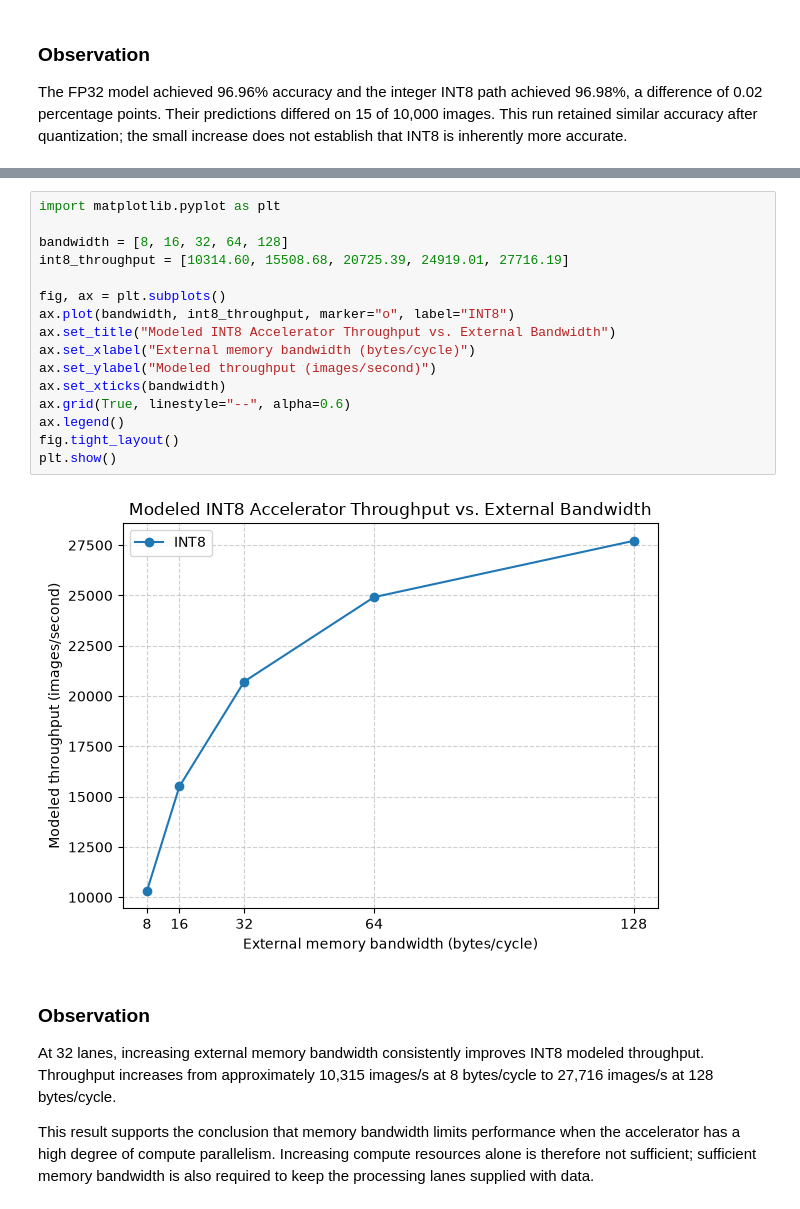
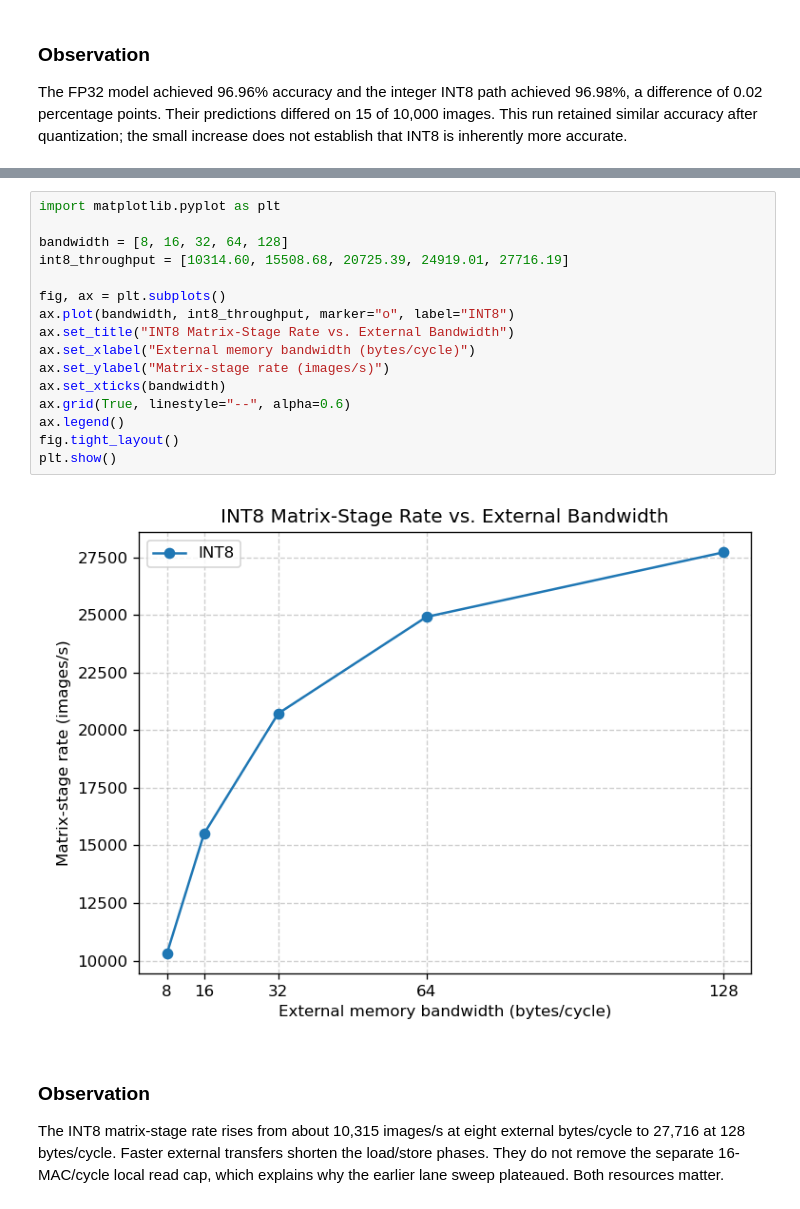
Before and after one commit to EnragedWaters/CECS-530-Quantized-Neural-Network-Accelerator, a Jupyter notebook: notebooks/06-results-and-graphs.ipynb, the cells around one changed output, grey strips where cells are left out. Cells and saved outputs as stored; diff of their text form.

```diff
--- a/notebooks/06-results-and-graphs.ipynb
+++ b/notebooks/06-results-and-graphs.ipynb
@@ -115,23 +118,25 @@ when additional compute lanes no longer provide speedup.
 # %%
 import matplotlib.pyplot as plt
 
 bandwidth = [8, 16, 32, 64, 128]
 int8_throughput = [10314.60, 15508.68, 20725.39, 24919.01, 27716.19]
 
 fig, ax = plt.subplots()
 ax.plot(bandwidth, int8_throughput, marker="o", label="INT8")
-ax.set_title("Modeled INT8 Accelerator Throughput vs. External Bandwidth")
+ax.set_title("INT8 Matrix-Stage Rate vs. External Bandwidth")
 ax.set_xlabel("External memory bandwidth (bytes/cycle)")
-ax.set_ylabel("Modeled throughput (images/second)")
+ax.set_ylabel("Matrix-stage rate (images/s)")
 ax.set_xticks(bandwidth)
 ax.grid(True, linestyle="--", alpha=0.6)
 ax.legend()
 fig.tight_layout()
 plt.show()
 # %% [output]
-[figure, old version]
+[figure, new version]
 # %% [markdown]
 ### Observation
-At 32 lanes, increasing external memory bandwidth consistently improves INT8 modeled throughput. Throughput increases from approximately 10,315 images/s at 8 bytes/cycle to 27,716 images/s at 128 bytes/cycle.
 
-This result supports the conclusion that memory bandwidth limits performance when the accelerator has a high degree of compute parallelism. Increasing compute resources alone is therefore not sufficient; sufficient memory bandwidth is also required to keep the processing lanes supplied with data.
+The INT8 matrix-stage rate rises from about 10,315 images/s at eight external
+bytes/cycle to 27,716 at 128 bytes/cycle. Faster external transfers shorten the
+load/store phases. They do not remove the separate 16-MAC/cycle local read cap,
+which explains why the earlier lane sweep plateaued. Both resources matter.
```
Also changed, not shown: parts of 8 cells of this notebook, 3 other files.
